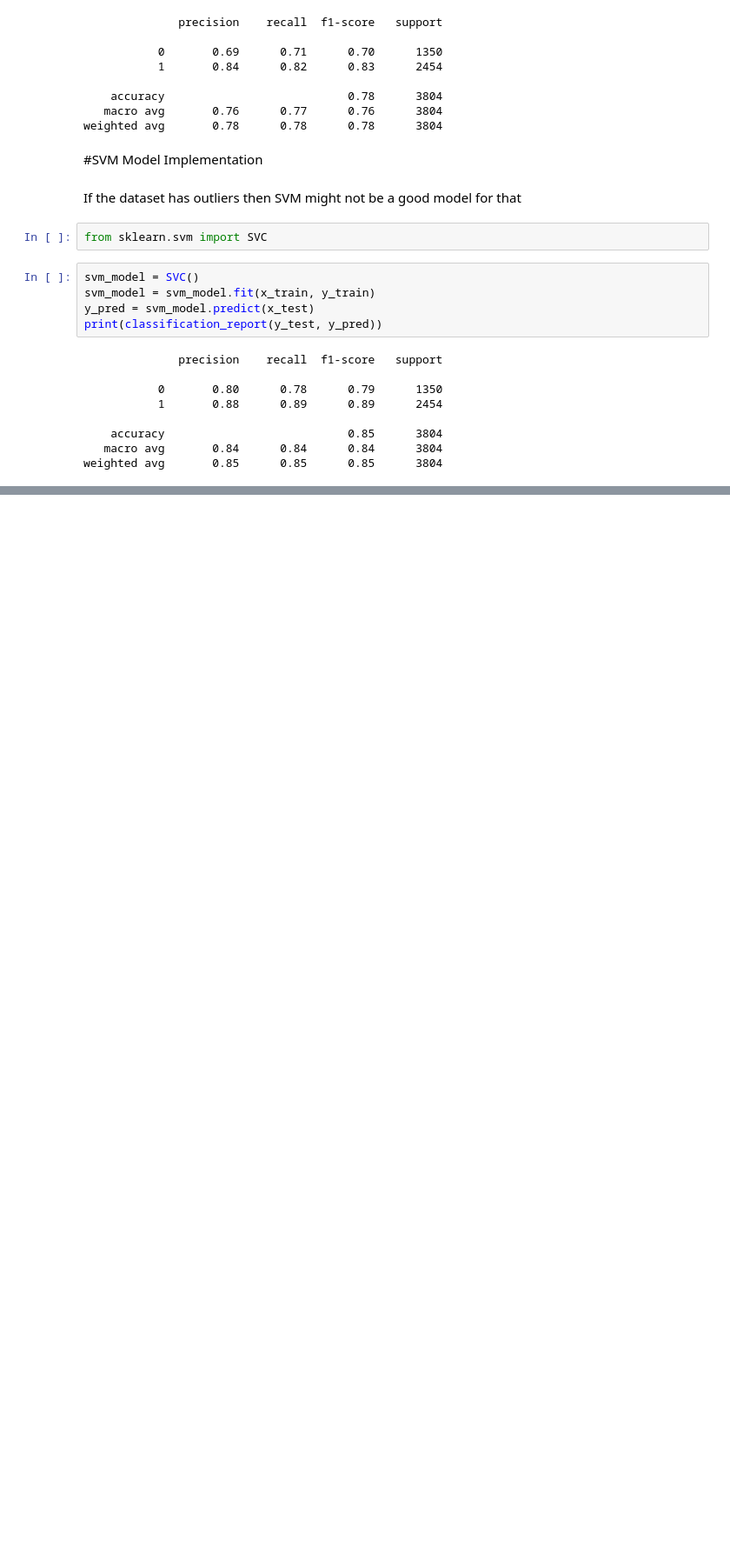
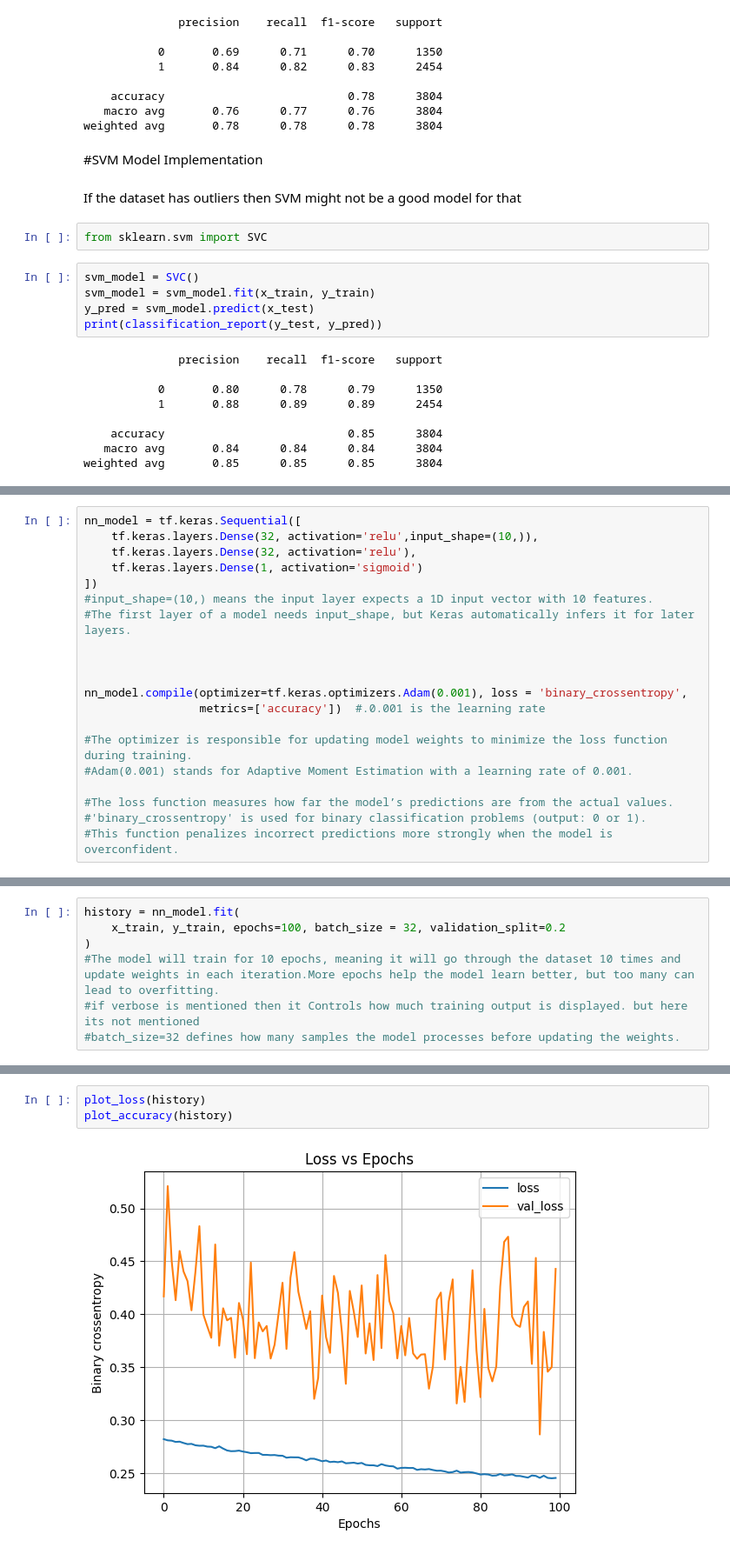
Before and after one commit to Prrriiitam/Gamma_Telescope_Prediction, a Jupyter notebook: Magic_Gamma_Telescope.ipynb, the cells around one changed output, grey strips where cells are left out. Shown: that part at 87% size. Cells and saved outputs as stored; diff of their text form; blank space fills up the shorter version.

```diff
--- a/Magic_Gamma_Telescope.ipynb
+++ b/Magic_Gamma_Telescope.ipynb
@@ -213,0 +239,20 @@ weighted avg       0.85      0.85      0.85      3804
+# %%
+nn_model = tf.keras.Sequential([
+    tf.keras.layers.Dense(32, activation='relu',input_shape=(10,)),
+    tf.keras.layers.Dense(32, activation='relu'),
+    tf.keras.layers.Dense(1, activation='sigmoid')
+])
+#input_shape=(10,) means the input layer expects a 1D input vector with 10 features.
+#The first layer of a model needs input_shape, but Keras automatically infers it for later layers.
+
+
+
+nn_model.compile(optimizer=tf.keras.optimizers.Adam(0.001), loss = 'binary_crossentropy',
+                 metrics=['accuracy'])  #.0.001 is the learning rate
+
+#The optimizer is responsible for updating model weights to minimize the loss function during training.
+#Adam(0.001) stands for Adaptive Moment Estimation with a learning rate of 0.001.
+
+#The loss function measures how far the model’s predictions are from the actual values.
+#'binary_crossentropy' is used for binary classification problems (output: 0 or 1).
+#This function penalizes incorrect predictions more strongly when the model is overconfident.
@@ -213,0 +261,7 @@ weighted avg       0.85      0.85      0.85      3804
+# %%
+history = nn_model.fit(
+    x_train, y_train, epochs=100, batch_size = 32, validation_split=0.2
+)
+#The model will train for 10 epochs, meaning it will go through the dataset 10 times and update weights in each iteration.More epochs help the model learn better, but too many can lead to overfitting.
+#if verbose is mentioned then it Controls how much training output is displayed. but here its not mentioned
+#batch_size=32 defines how many samples the model processes before updating the weights.
@@ -213,0 +286,5 @@ weighted avg       0.85      0.85      0.85      3804
+# %%
+plot_loss(history)
+plot_accuracy(history)
+# %% [output]
+[figure, added]
```
Also changed, not shown: parts of 10 cells of this notebook.
